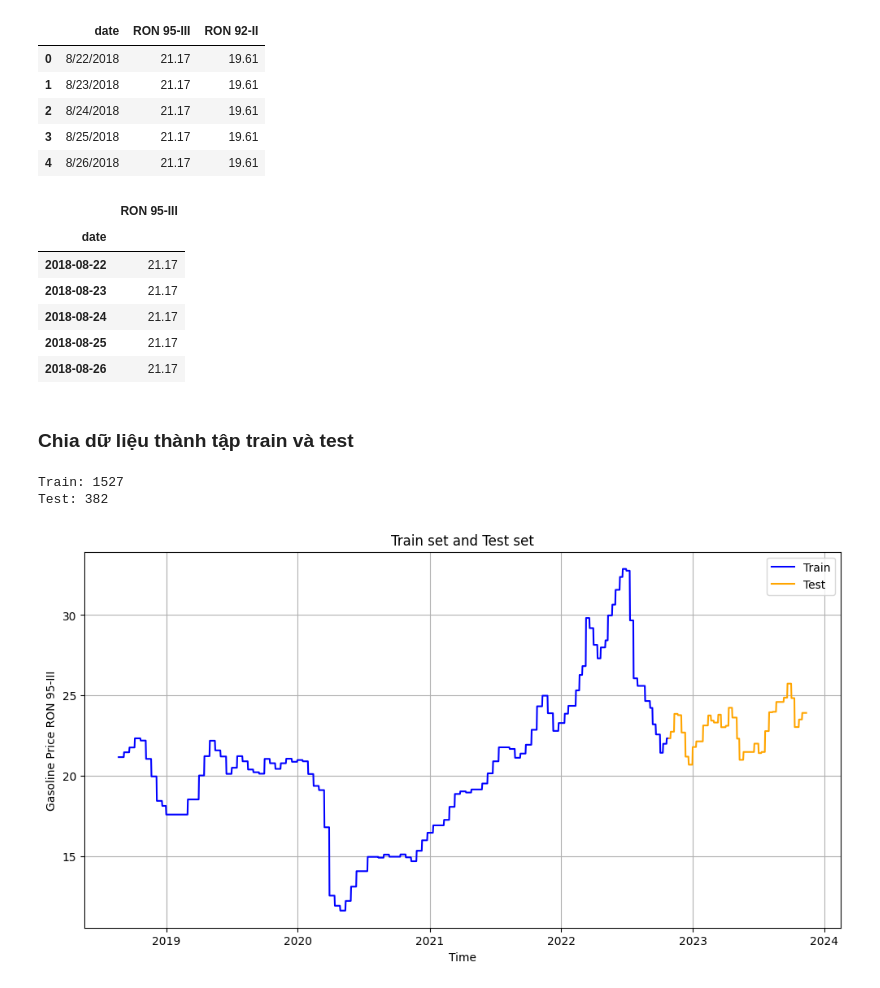
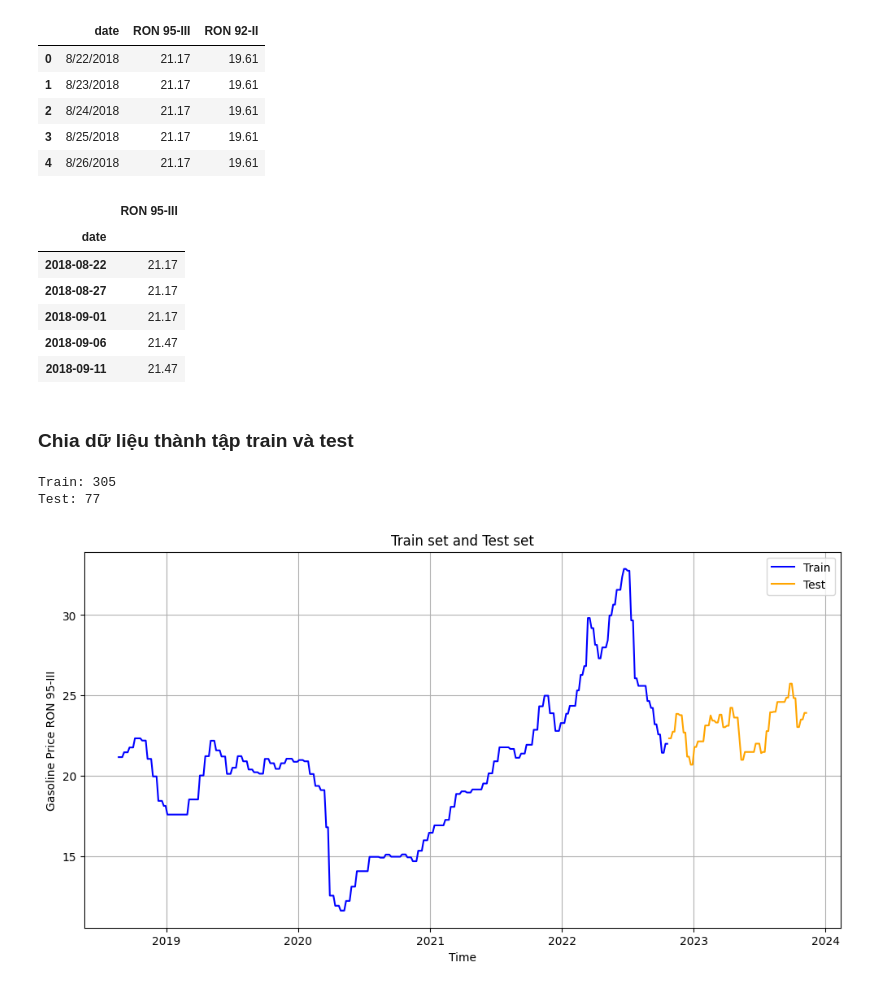
Before and after one commit to thuongh2/CommodityPredict, a Jupyter notebook: XGB - SVM - RF.ipynb, the cells around one changed output. Saved outputs shown, nothing was run; the diff lists cells and outputs as text; code cells hidden in the pictures.

```diff
--- a/XGB - SVM - RF.ipynb
+++ b/XGB - SVM - RF.ipynb
@@ -33,19 +33,19 @@ df.head()
 # %%
 #Chuyển cột date trong df thành đối tượng datetime
 df['date'] = pd.to_datetime(df['date'])
 
 #Tạo df_gasolinePrices từ df với 'date', 'RON 95-III' và đặt 'date' làm index.
-df_gasolinePrices = df.loc[:, ['date', 'RON 95-III']]
+df_gasolinePrices = df.loc[::3, ['date', 'RON 95-III']]
 df_gasolinePrices.set_index('date', inplace=True)
 df_gasolinePrices.head()
 # %% [output]
 |  | RON 95-III |
 | date |  |
 | 2018-08-22 | 21.17 |
-| 2018-08-23 | 21.17 |
-| 2018-08-24 | 21.17 |
-| 2018-08-25 | 21.17 |
-| 2018-08-26 | 21.17 |
+| 2018-08-27 | 21.17 |
+| 2018-09-01 | 21.17 |
+| 2018-09-06 | 21.47 |
+| 2018-09-11 | 21.47 |
 # %% [markdown]
 ### Chia dữ liệu thành tập train và test
 # %%
@@ -64,8 +64,8 @@ test = df_gasolinePrices[train_split:test_split]
 print("Train:", len(train))
 print("Test:", len(test))
 # %% [output]
-Train: 1527
-Test: 382
+Train: 305
+Test: 77
 # %%
 import matplotlib.pyplot as plt
 
```
Also changed, not shown: parts of 37 cells of this notebook, 3 other files.
